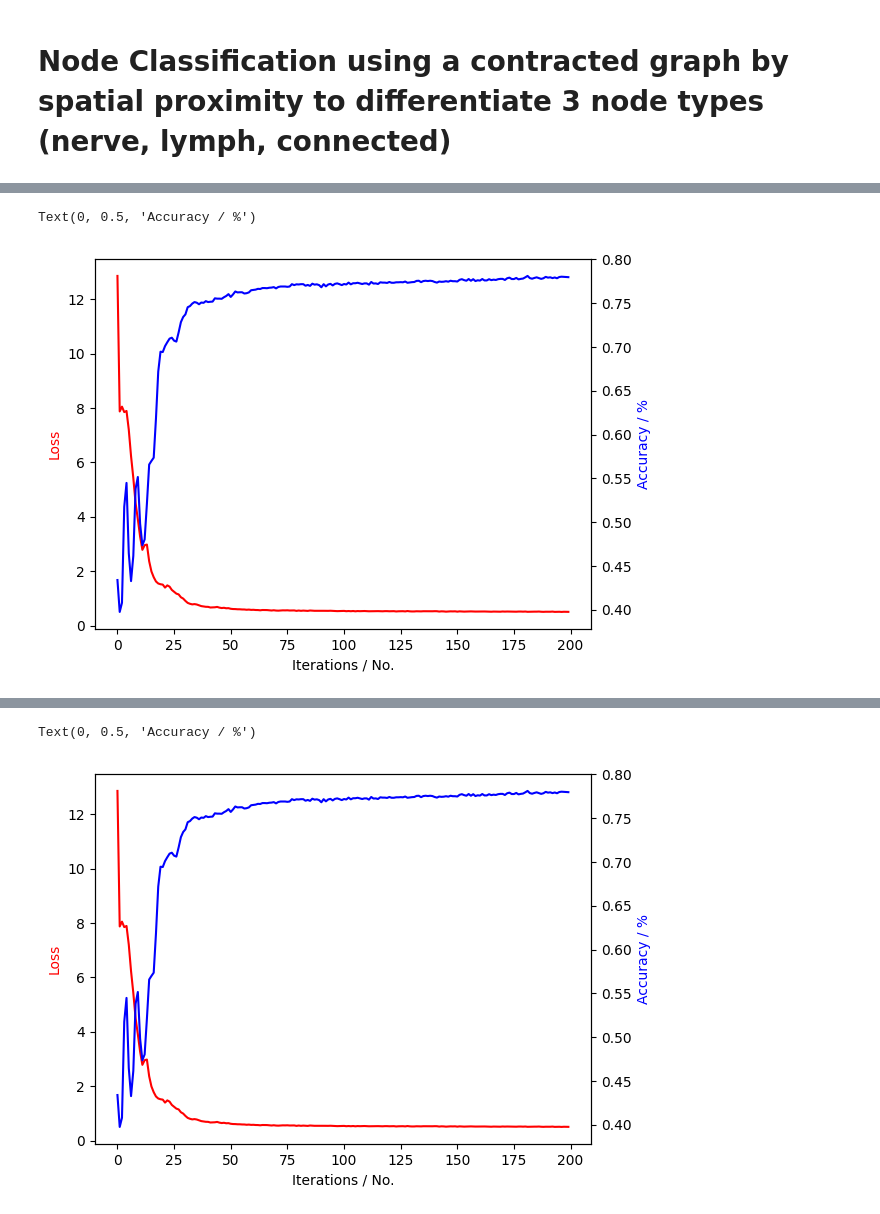
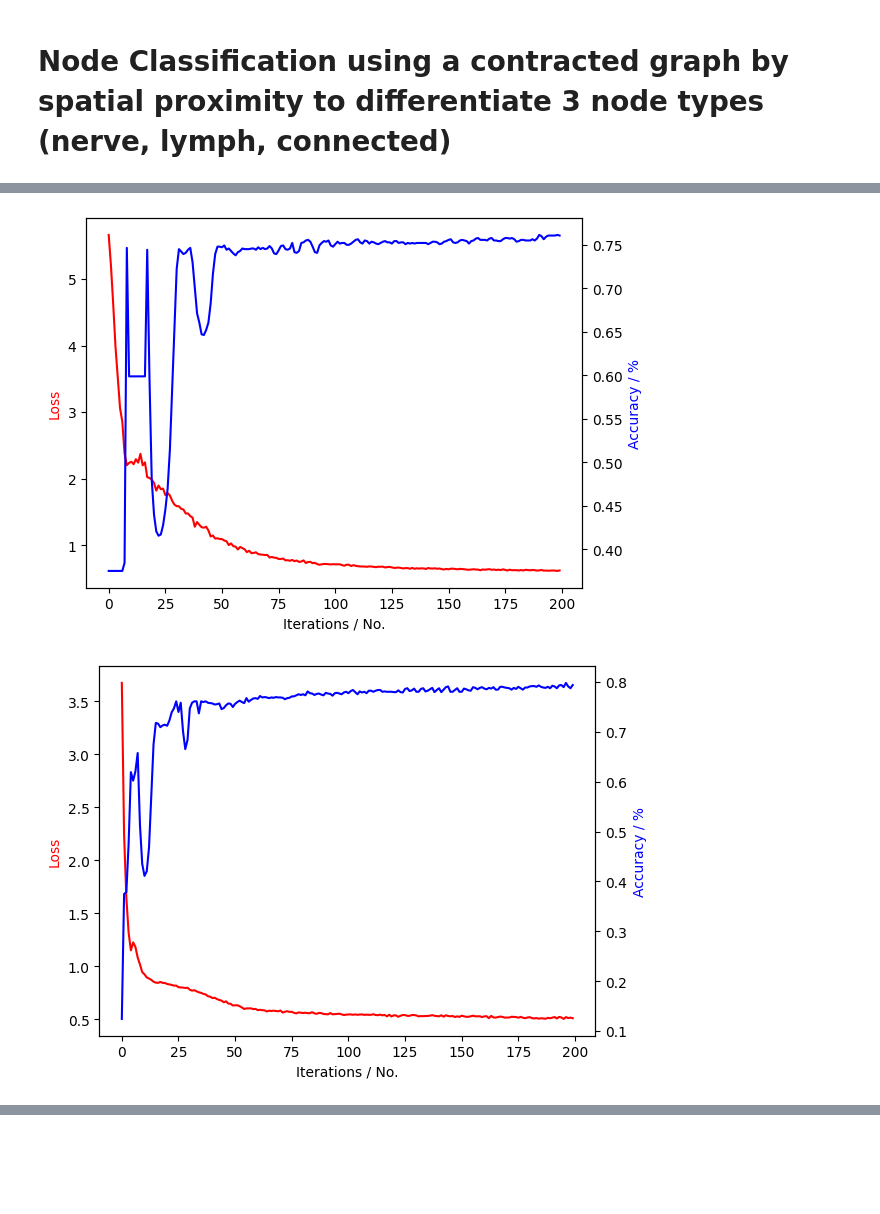
Before and after one commit to luxtu/graphs_in_ophthalmology, a Jupyter notebook: main.ipynb, the cells around one changed output, grey strips where cells are left out. Saved outputs shown, nothing was run; the diff lists cells and outputs as text; code cells hidden in the pictures; blank space fills up the shorter version.

Commit message:
Object oriented node classifier, steps towards visualizing classification results during training

```diff
--- a/main.ipynb
+++ b/main.ipynb
@@ -82,7 +82,7 @@ test_dataset = allGraphs[breaker:]
 feat_slice = [1,3,7,8]
 
 # create the model
-model = simpleGCN.GCN_GC(hidden_channels=32, in_features = len(feat_slice), classes = 2)
+model = graphClassifier.GCN_GC(hidden_channels=32, in_features = len(feat_slice), classes = 2)
 optimizer = torch.optim.Adam(model.parameters(), lr=0.01)
 criterion = torch.nn.CrossEntropyLoss()
 
@@ -205,7 +205,7 @@ for idxE, edge in merged_edges.iterrows():
 
 # create a new graph based on the old information
 G_contract = pp.createGraph(merged_nodes, merged_edges)
-G_contract_einf = pp.convertToEinfach(G_contract, self_loops = True)
+G_contract_einf = pp.convertToEinfach(G_contract, self_loops = False, isolates = False)
 pp.enrichNodeAttributes(G_contract_einf)
 # %%
 # create the ground truth for the node class
@@ -217,8 +217,8 @@ class_assign = nerve_class+lymph_class+combined_class
 
 
 # create the training and testing masks
-train_mask = np.random.choice(np.arange(0, len(class_assign)), size=int(len(class_assign)*0.8), replace = False)
-test_mask = np.arange(0, len(class_assign))[-train_mask]
+train_mask = np.random.choice(np.arange(0, len(class_assign)), size= int(len(class_assign)*0.8), replace = False)
+test_mask = np.delete(np.arange(0, len(class_assign)), train_mask)
 
 # convert to torch tensor objects
 train_mask= torch.tensor(train_mask)
@@ -341,16 +447,15 @@ Test Accuracy: 0.7797
 # %%
 # all SAGE
-loss_l_np = [elem.detach().numpy() for elem in loss_l]
+#loss_l_np = [elem.detach().numpy() for elem in loss_l]
+for i in range(len(models)):
+    fig, ax1 = plt.subplots()
+    ax2 = ax1.twinx()
+    ax1.plot(loss_l[:,i], color = "red")
+    ax2.plot(acc_l[:,i], color = "blue")
 
-fig, ax1 = plt.subplots()
-
-ax2 = ax1.twinx()
-ax1.plot(loss_l_np, color = "red")
-ax2.plot(acc_l, color = "blue")
-
-ax1.set_xlabel('Iterations / No.')
-ax1.set_ylabel('Loss', color='r')
-ax2.set_ylabel('Accuracy / %', color='b')
+    ax1.set_xlabel('Iterations / No.')
+    ax1.set_ylabel('Loss', color='r')
+    ax2.set_ylabel('Accuracy / %', color='b')
 # %% [output]
-Text(0, 0.5, 'Accuracy / %')
-[figure, old version]
+[figure, new version]
+[figure, added]
@@ -357,16 +462,0 @@ Text(0, 0.5, 'Accuracy / %')
-# %%
-# all SAGE
-loss_l_np = [elem.detach().numpy() for elem in loss_l]
-
-fig, ax1 = plt.subplots()
-
-ax2 = ax1.twinx()
-ax1.plot(loss_l_np, color = "red")
-ax2.plot(acc_l, color = "blue")
-
-ax1.set_xlabel('Iterations / No.')
-ax1.set_ylabel('Loss', color='r')
-ax2.set_ylabel('Accuracy / %', color='b')
-# %% [output]
-Text(0, 0.5, 'Accuracy / %')
-[figure, removed]
```
Also changed, not shown: parts of 15 cells of this notebook, 10 other files.
